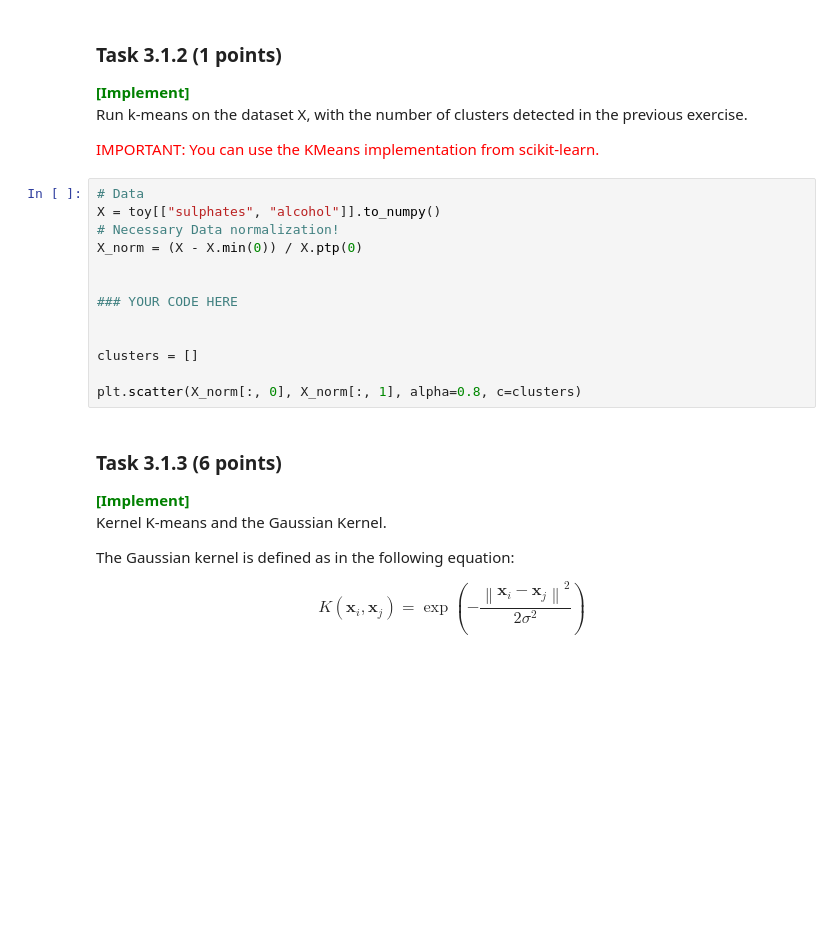
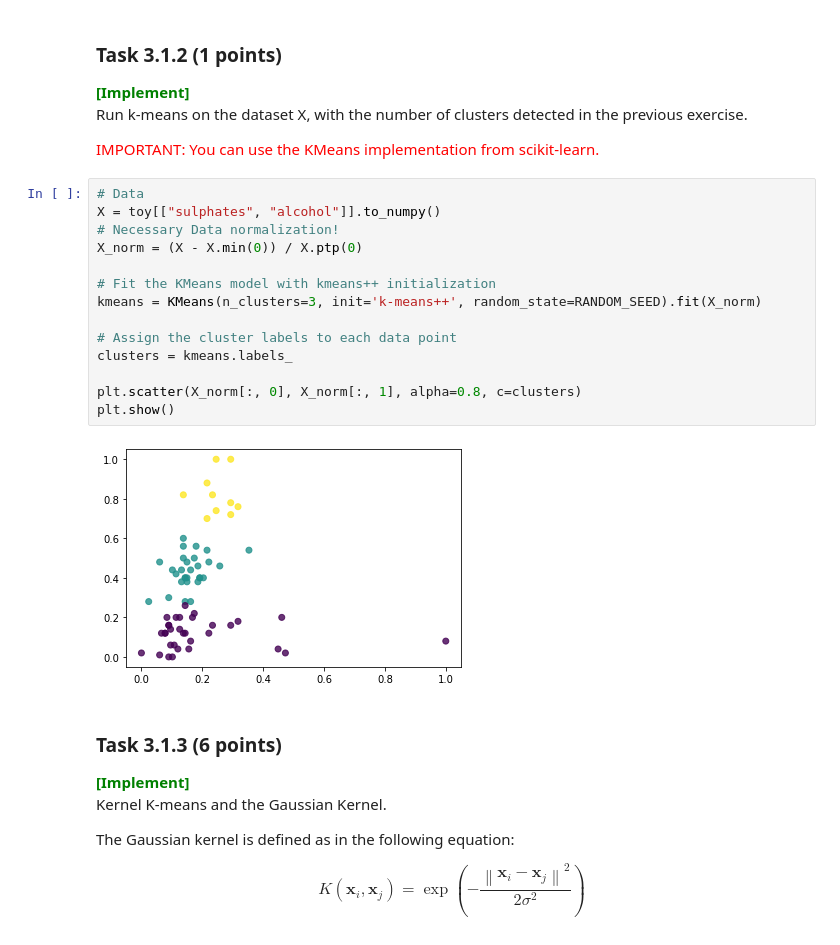
Before and after one commit to BjarkiKassOlsen/DM-Hand-In, a Jupyter notebook: handins/handin1.ipynb, the cells around one changed output. Cells and saved outputs as stored; diff of their text form; blank space fills up the shorter version.

```diff
--- a/handins/handin1.ipynb
+++ b/handins/handin1.ipynb
@@ -917,16 +959,19 @@ Run k-means on the dataset X, with the number of clusters detected in the previo
 # %%
 # Data
 X = toy[["sulphates", "alcohol"]].to_numpy()
 # Necessary Data normalization!
 X_norm = (X - X.min(0)) / X.ptp(0)
 
+# Fit the KMeans model with kmeans++ initialization
+kmeans = KMeans(n_clusters=3, init='k-means++', random_state=RANDOM_SEED).fit(X_norm)
 
-### YOUR CODE HERE
-
-
-clusters = []
+# Assign the cluster labels to each data point
+clusters = kmeans.labels_
 
 plt.scatter(X_norm[:, 0], X_norm[:, 1], alpha=0.8, c=clusters)
+plt.show()
+# %% [output]
+[figure, added]
 # %% [markdown]
 ### Task 3.1.3 (6 points)
 <span style='color: green'>**\[Implement\]**</span><br> Kernel K-means and the Gaussian Kernel.
```
Also changed, not shown: parts of 11 cells of this notebook.
